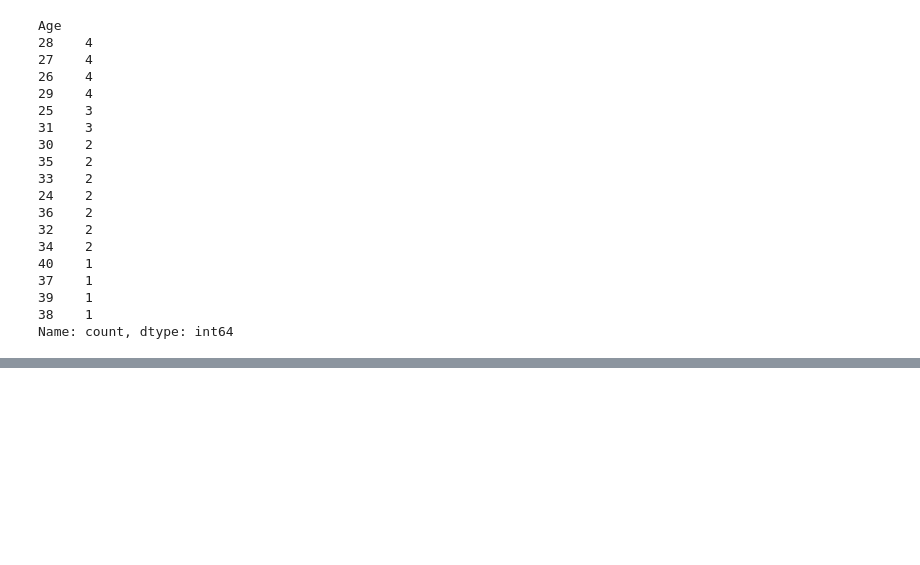
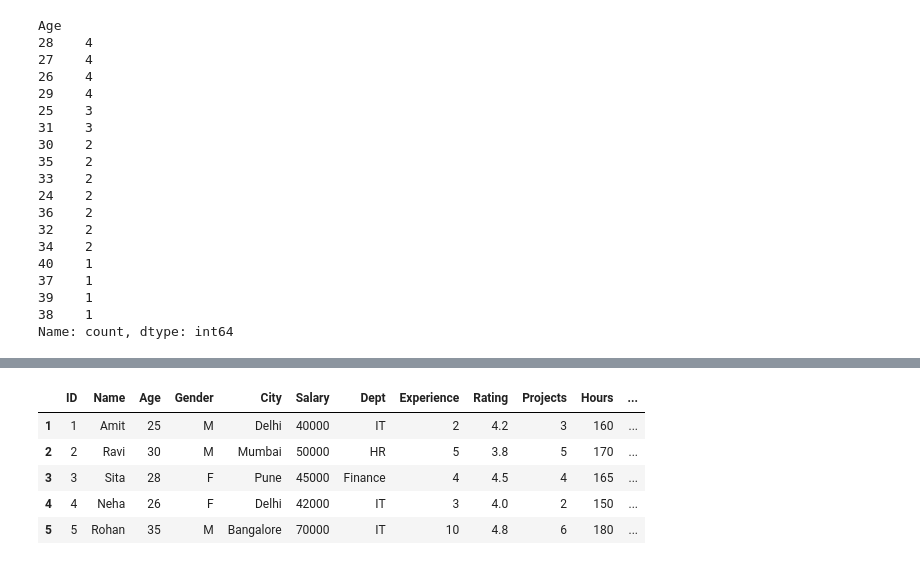
Before and after one commit to pranjal134-alt/basic, a Jupyter notebook: pd.ipynb, the cells around one changed output, grey strips where cells are left out. Drawn from its saved outputs; the diff is of its cells as text; code cells hidden in the pictures; blank space fills up the shorter version.

```diff
--- a/pd.ipynb
+++ b/pd.ipynb
@@ -61,0 +114,10 @@ Name: count, dtype: int64
+# %%
+df.index=np.arange(1, len(df)+1)
+df.head()
+# %% [output]
+|  | ID | Name | Age | Gender | City | Salary | Dept | Experience | Rating | Projects | Hours | ... |
+| 1 | 1 | Amit | 25 | M | Delhi | 40000 | IT | 2 | 4.2 | 3 | 160 | ... |
+| 2 | 2 | Ravi | 30 | M | Mumbai | 50000 | HR | 5 | 3.8 | 5 | 170 | ... |
+| 3 | 3 | Sita | 28 | F | Pune | 45000 | Finance | 4 | 4.5 | 4 | 165 | ... |
+| 4 | 4 | Neha | 26 | F | Delhi | 42000 | IT | 3 | 4.0 | 2 | 150 | ... |
+| 5 | 5 | Rohan | 35 | M | Bangalore | 70000 | IT | 10 | 4.8 | 6 | 180 | ... |
```
Also changed, not shown: parts of 6 cells of this notebook, 2 other files.
